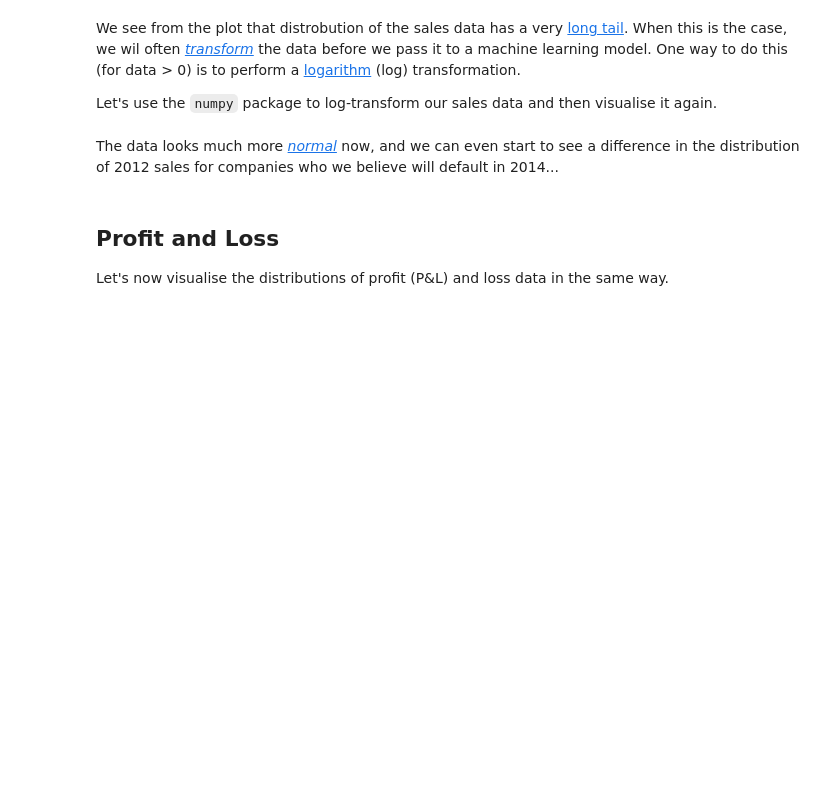
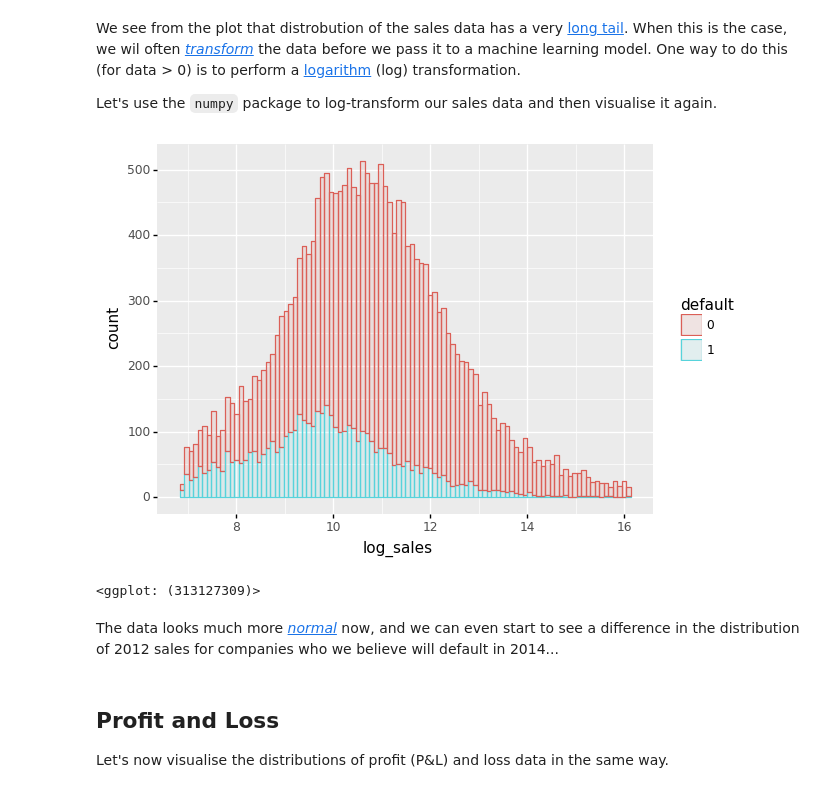
Before and after one commit to data-analytics-in-business/gabor-firm-exit-case-study, a Jupyter notebook: notebooks/Feature Engineering.ipynb, the cells around one changed output. Drawn from its saved outputs; the diff is of its cells as text; code cells hidden in the pictures; blank space fills up the shorter version.

Commit message:
Histogram update

```diff
--- a/notebooks/Feature Engineering.ipynb
+++ b/notebooks/Feature Engineering.ipynb
@@ -44,10 +55,13 @@ Let's use the `numpy` package to log-transform our sales data and then visualise
 # %%
 sample['log_sales'] = np.log(sample['sales'])
 (ggplot(sample, aes(x='log_sales', color='default', fill='default'))
-     + geom_density(alpha=0.1)
+     + geom_histogram(bins=100,alpha=0.1)
 )
+# %% [output]
+[figure, added]
+<ggplot: (313127309)>
-# %% [markdown]
-The data looks much more [*normal*](https://en.wikipedia.org/wiki/Normal_distribution) now, and we can even start to see a difference in the distribution of 2012 sales for companies who we believe will default in 2014...
+# %% [markdown]
+The data looks much more [*normal*](https://en.wikipedia.org/wiki/Normal_distribution) now, and we can even start to see a difference in the distribution of 2012 sales for companies who we believe will default in 2014...
 # %% [markdown]
 ## Profit and Loss
 Let's now visualise the distributions of profit (P&L) and loss data in the same way.
```
Also changed, not shown: parts of 17 cells of this notebook.
